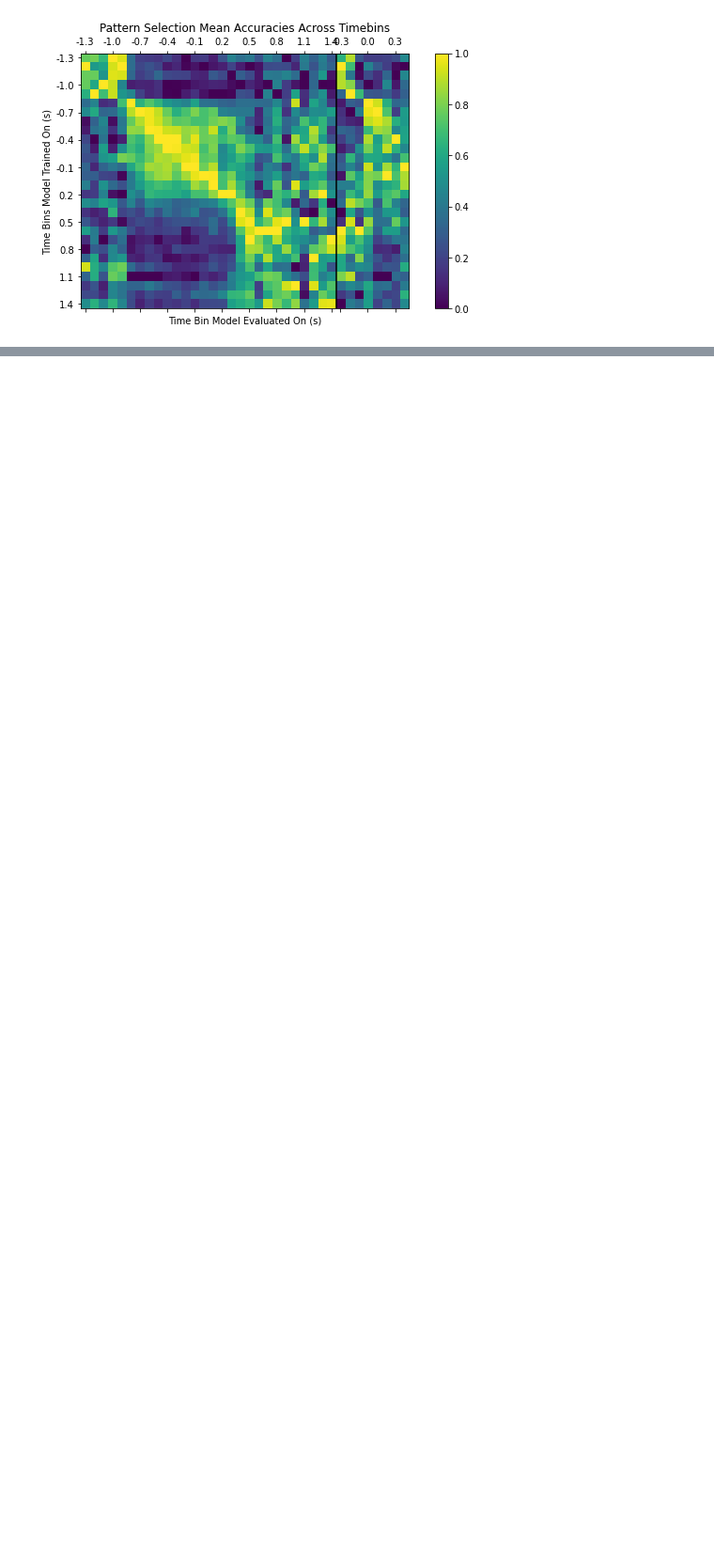
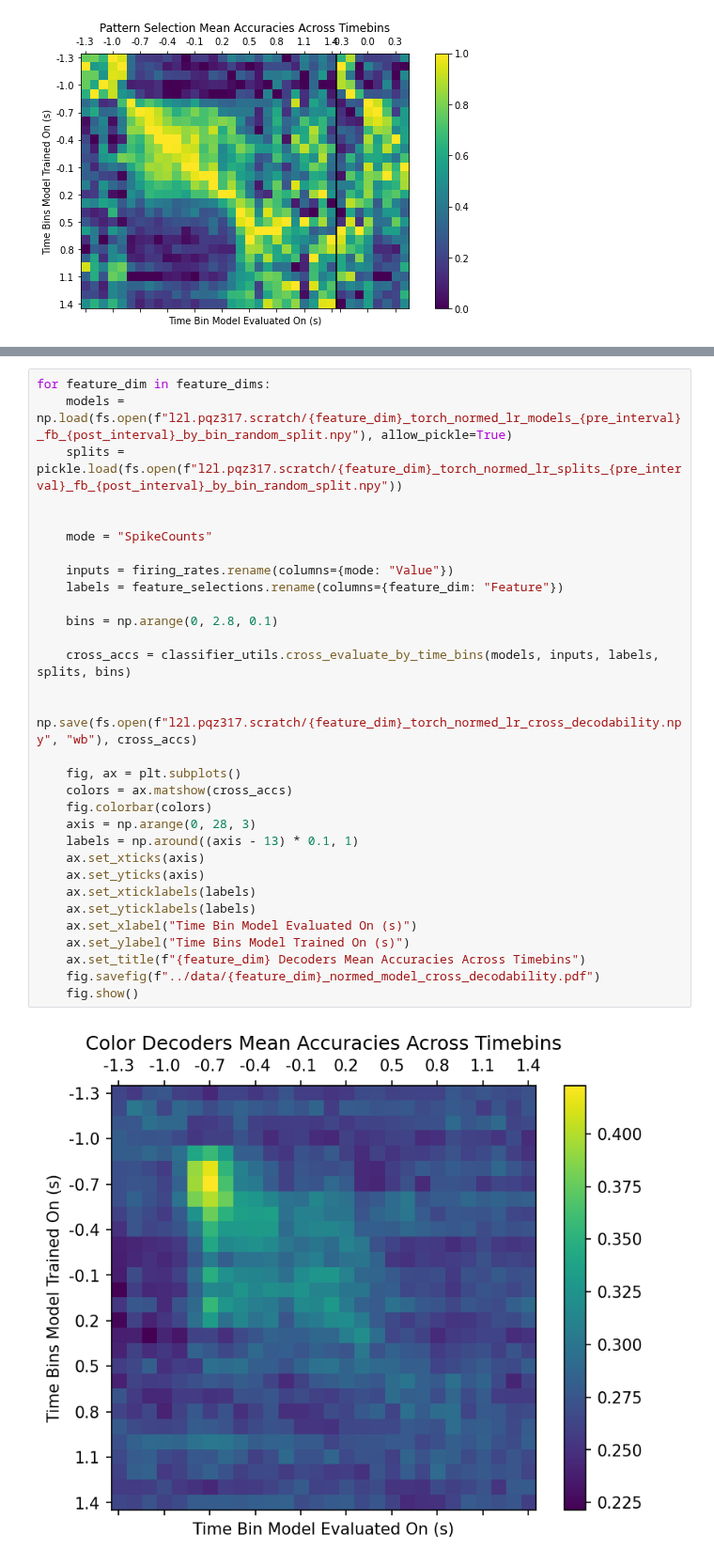
Before and after one commit to pqz317/wcst_decode, a Jupyter notebook: notebooks/cross_eval_decoders.ipynb, the cells around one changed output, grey strips where cells are left out. Shown at 94% size. Drawn from its saved outputs; the diff is of its cells as text; blank space fills up the shorter version.

```diff
--- a/notebooks/cross_eval_decoders.ipynb
+++ b/notebooks/cross_eval_decoders.ipynb
@@ -275,0 +278,33 @@ for feature_dim in feature_dims:
+# %%
+for feature_dim in feature_dims:
+    models = np.load(fs.open(f"l2l.pqz317.scratch/{feature_dim}_torch_normed_lr_models_{pre_interval}_fb_{post_interval}_by_bin_random_split.npy"), allow_pickle=True)
+    splits = pickle.load(fs.open(f"l2l.pqz317.scratch/{feature_dim}_torch_normed_lr_splits_{pre_interval}_fb_{post_interval}_by_bin_random_split.npy"))
+
+
+    mode = "SpikeCounts"
+
+    inputs = firing_rates.rename(columns={mode: "Value"})
+    labels = feature_selections.rename(columns={feature_dim: "Feature"})
+
+    bins = np.arange(0, 2.8, 0.1)
+
+    cross_accs = classifier_utils.cross_evaluate_by_time_bins(models, inputs, labels, splits, bins)
+
+    np.save(fs.open(f"l2l.pqz317.scratch/{feature_dim}_torch_normed_lr_cross_decodability.npy", "wb"), cross_accs)
+
+    fig, ax = plt.subplots()
+    colors = ax.matshow(cross_accs)
+    fig.colorbar(colors)
+    axis = np.arange(0, 28, 3)
+    labels = np.around((axis - 13) * 0.1, 1)
+    ax.set_xticks(axis)
+    ax.set_yticks(axis)
+    ax.set_xticklabels(labels)
+    ax.set_yticklabels(labels)
+    ax.set_xlabel("Time Bin Model Evaluated On (s)")
+    ax.set_ylabel("Time Bins Model Trained On (s)")
+    ax.set_title(f"{feature_dim} Decoders Mean Accuracies Across Timebins")
+    fig.savefig(f"../data/{feature_dim}_normed_model_cross_decodability.pdf")
+    fig.show()
+# %% [output]
+[figure, added]
```
Also changed, not shown: parts of 2 cells of this notebook, 8 other files.
